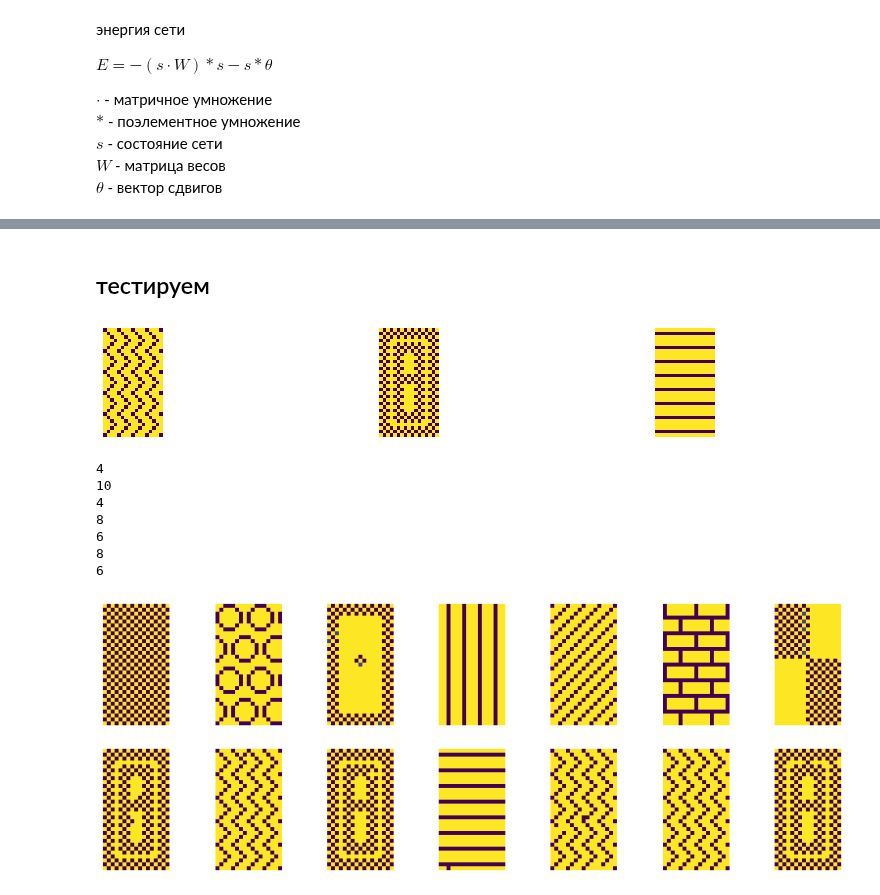
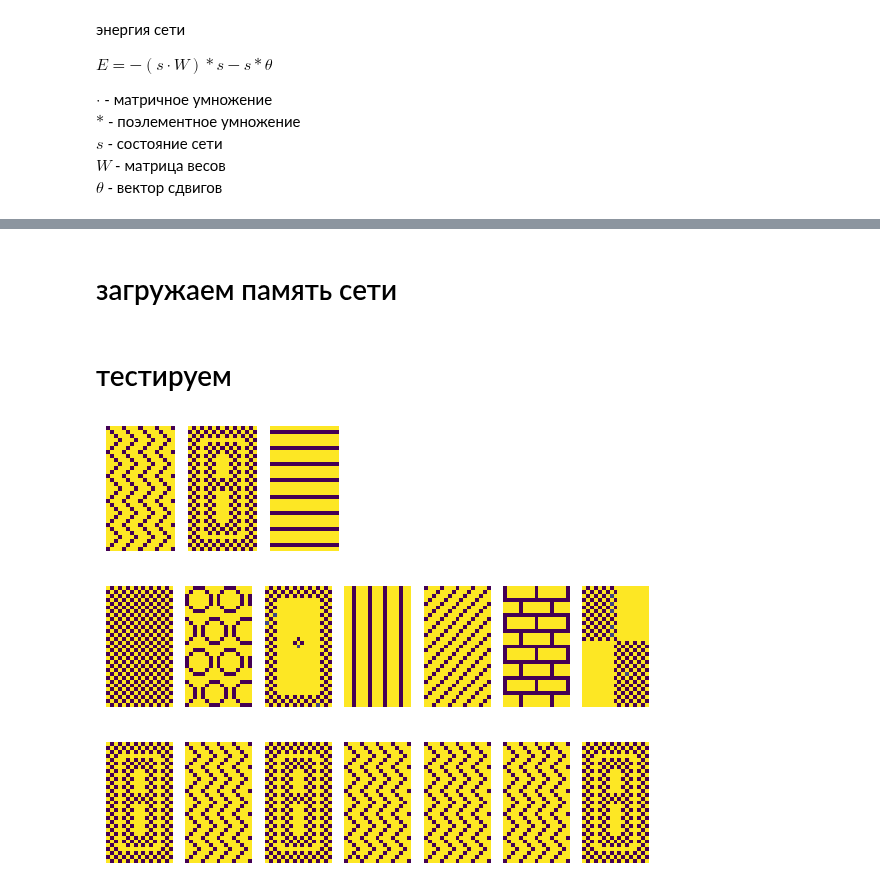
Before and after one commit to mechanoid5/ml_lectorium_2024_I, a Jupyter notebook: examples/18-hopfield/02-boltzman.ipynb, the cells around one changed output, grey strips where cells are left out. Cells and saved outputs as stored; diff of their text form; code cells hidden in the pictures.

```diff
--- a/examples/18-hopfield/02-boltzman.ipynb
+++ b/examples/18-hopfield/02-boltzman.ipynb
@@ -134,2 +165,6 @@ def run(x,W,max_iter=50):
+# %% [markdown]
+# загружаем память сети
+# %%
+model = BoltzmanNet().fit(x_train)
 # %% [markdown]
-## тестируем
+# тестируем
@@ -153,17 +171,13 @@ def make_test(tt,figsize=(20,2)):
-# %%
-# содержимое памяти сети
-plot_images(ideal,figsize=(14,2))
-# %% [output]
-[figure, removed]
-# %%
-# пары образов: вход,результат(ассоциация)
-for i in range(len(test)): make_test(test[i],figsize=(14,5))
-# %% [output]
-4
-10
-4
-8
-6
-8
-6
-[figure, removed]
+# %%
+o = model.forward(x_test)
+# %%
+(w,h),n = test[0].shape,len(test)
+o_ = ((1-o.reshape(n,w,h))*127).astype(np.uint8)
+# %%
+plot_images(ideal,(3,2))
+plot_images(test,(7,2))
+plot_images(o_,(7,2))
+# %% [output]
+[figure, added]
+[figure, added]
+[figure, added]
```
Also changed, not shown: parts of 35 cells of this notebook, 1 other file.
